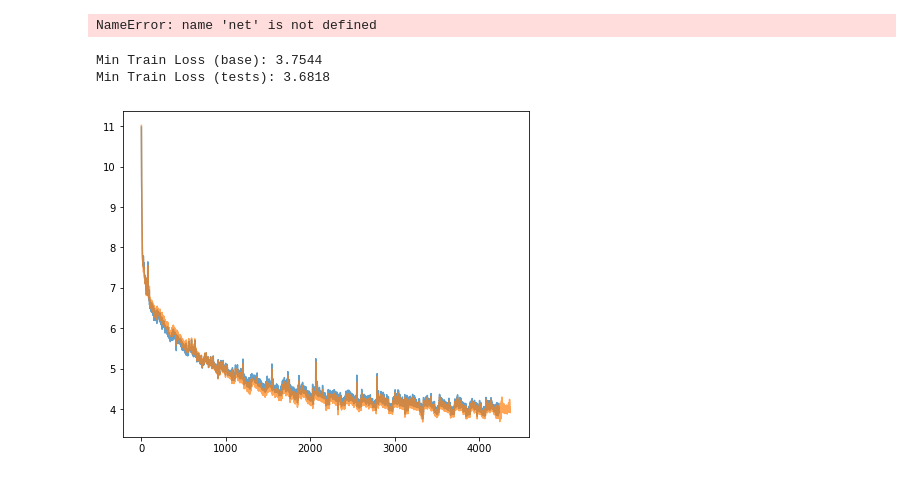
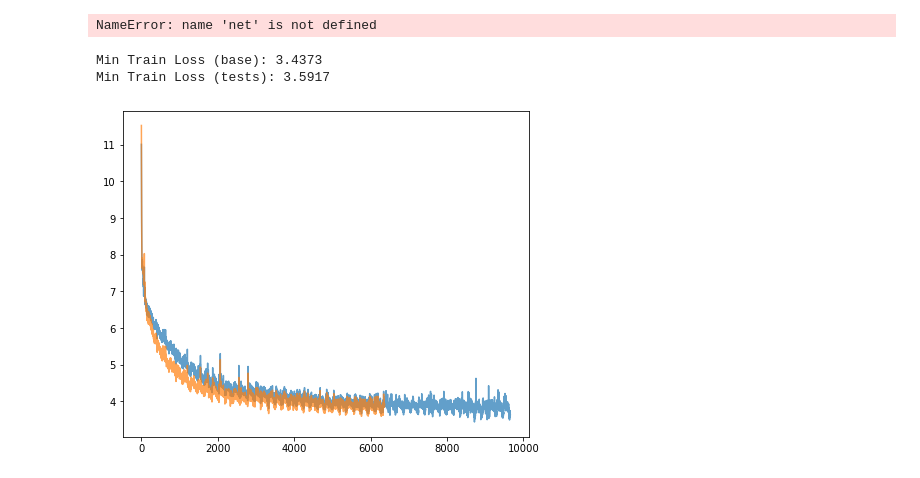
Before and after one commit to Vervious/gpt, a Jupyter notebook: play.ipynb, the cells around one changed output. Saved outputs shown, nothing was run; the diff lists cells and outputs as text; code cells hidden in the pictures.

```diff
--- a/play.ipynb
+++ b/play.ipynb
@@ -222,9 +222,11 @@ def gen_points(filename):
         streams_xy[k] = list(zip(*xy))
     return streams_xy
 
-testname = "10-resmlp-single-2x"
+testname = "10-resmlp-single-axm-recurse"
 # testname = "8-everylayer-nores-true"
-basename = "7-test-2"
+# basename = "0-base"
+# basename = "7-test-2"
+basename = "10-resmlp-single-attnxmlp"
 streams_xy_0 = gen_points(f"log-ben/{basename}-log.txt")
 streams_xy_test = gen_points(f"log-ben/{testname}-log.txt")
 
@@ -255,33 +257,33 @@ plt.savefig(f"img/{testname}i.png")
 # xs, ys = streams_xy_0["val"] # validation loss
 # plt.plot(xs, ys, label=f'nanogpt ({sz}) val loss base')
 # # horizontal line at GPT-2 baseline
 # if loss_baseline is not None:
 #     plt.axhline(y=loss_baseline, color='r', linestyle='--', label=f"OpenAI GPT-2 ({sz}) checkpoint val loss")
 # plt.xlabel("steps")
 # plt.ylabel("loss")
 # plt.yscale('log')
 # plt.ylim(top=8.0)
 # plt.xlim(right=30000)
 # plt.legend()
 # plt.title("Loss")
 # print("Min Validation Loss:", min(ys))
 
 # # Panel 2: HellaSwag eval
 # plt.subplot(122)
 # xs, ys = streams_xy_test["hellaswag"] # HellaSwag eval
 # ys = np.array(ys)
 # plt.plot(xs, ys, label=f"nanogpt ({sz})")
 # # horizontal line at GPT-2 baseline
 # if hella2_baseline:
 #     plt.axhline(y=hella2_baseline, color='r', linestyle='--', label=f"OpenAI GPT-2 ({sz}) checkpoint")
 # if hella3_baseline:
 #     plt.axhline(y=hella3_baseline, color='g', linestyle='--', label=f"OpenAI GPT-3 ({sz}) checkpoint")
 # plt.xlabel("steps")
 # plt.ylabel("accuracy")
 # plt.legend()
 # plt.title("HellaSwag eval")
 # print("Max Hellaswag eval:", max(ys))
 # %% [output]
-Min Train Loss (base): 3.7544
-Min Train Loss (tests): 3.6818
+Min Train Loss (base): 3.4373
+Min Train Loss (tests): 3.5917
-[figure, old version]
+[figure, new version]
```
Also changed, not shown: 18 other files.
